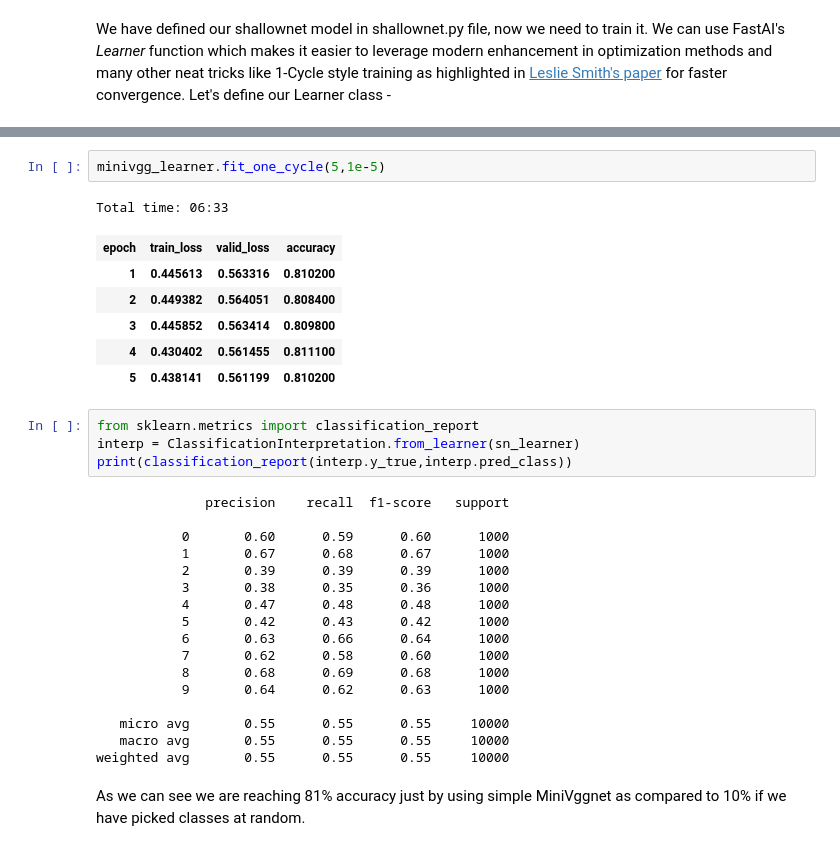
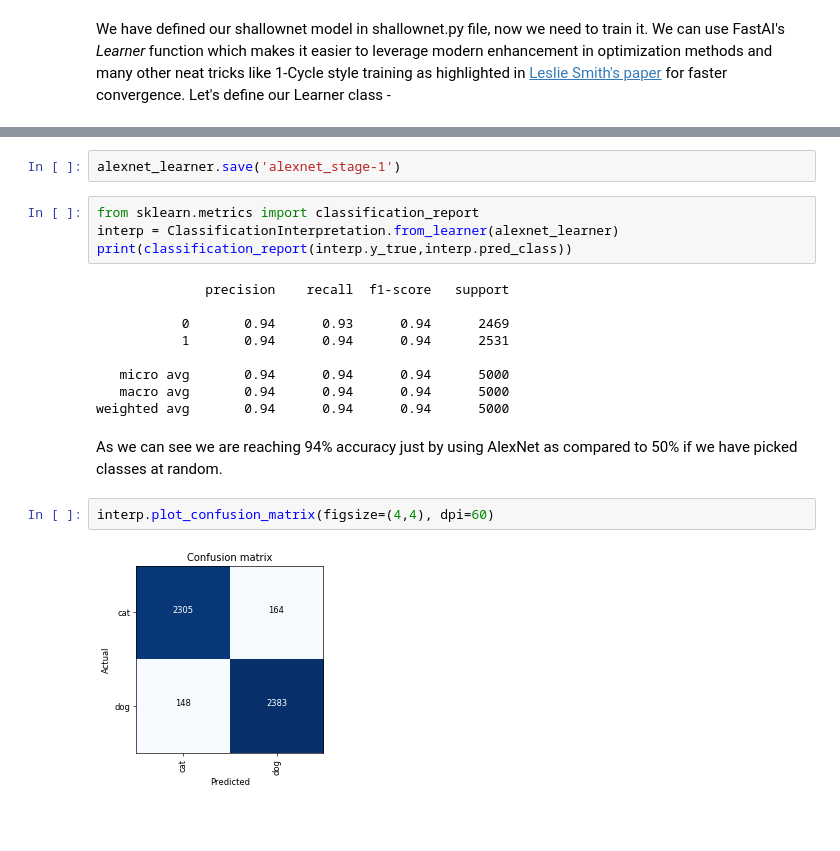
Before and after one commit to aayushmnit/Deep_learning_explorations, a Jupyter notebook: 9_Alexnet_fastai/AlexNet using FastAI.ipynb, the cells around one changed output, grey strips where cells are left out. Cells and saved outputs as stored; diff of their text form; blank space fills up the shorter version.

```diff
--- a/9_Alexnet_fastai/AlexNet using FastAI.ipynb
+++ b/9_Alexnet_fastai/AlexNet using FastAI.ipynb
@@ -164,33 +133,21 @@ LR Finder is complete, type {learner_name}.recorder.plot() to see the graph.
-# %%
-minivgg_learner.fit_one_cycle(5,1e-5)
-# %% [output]
-Total time: 06:33
-| epoch | train_loss | valid_loss | accuracy |
-| 1 | 0.445613 | 0.563316 | 0.810200 |
-| 2 | 0.449382 | 0.564051 | 0.808400 |
-| 3 | 0.445852 | 0.563414 | 0.809800 |
-| 4 | 0.430402 | 0.561455 | 0.811100 |
-| 5 | 0.438141 | 0.561199 | 0.810200 |
+# %%
+alexnet_learner.save('alexnet_stage-1')
 # %%
 from sklearn.metrics import classification_report
-interp = ClassificationInterpretation.from_learner(sn_learner)
+interp = ClassificationInterpretation.from_learner(alexnet_learner)
 print(classification_report(interp.y_true,interp.pred_class))
 # %% [output]
               precision    recall  f1-score   support
 
-           0       0.60      0.59      0.60      1000
-           1       0.67      0.68      0.67      1000
-           2       0.39      0.39      0.39      1000
-           3       0.38      0.35      0.36      1000
-           4       0.47      0.48      0.48      1000
-           5       0.42      0.43      0.42      1000
-           6       0.63      0.66      0.64      1000
-           7       0.62      0.58      0.60      1000
-           8       0.68      0.69      0.68      1000
-           9       0.64      0.62      0.63      1000
+           0       0.94      0.93      0.94      2469
+           1       0.94      0.94      0.94      2531
 
-   micro avg       0.55      0.55      0.55     10000
-   macro avg       0.55      0.55      0.55     10000
-weighted avg       0.55      0.55      0.55     10000
+   micro avg       0.94      0.94      0.94      5000
+   macro avg       0.94      0.94      0.94      5000
+weighted avg       0.94      0.94      0.94      5000
 # %% [markdown]
-As we can see we are reaching 81% accuracy just by using simple MiniVggnet as compared to 10% if we have picked classes at random.
+As we can see we are reaching 94% accuracy just by using AlexNet as compared to 50% if we have picked classes at random.
+# %%
+interp.plot_confusion_matrix(figsize=(4,4), dpi=60)
+# %% [output]
+[figure, added]
```
Also changed, not shown: parts of 27 cells of this notebook, 1 other file.
